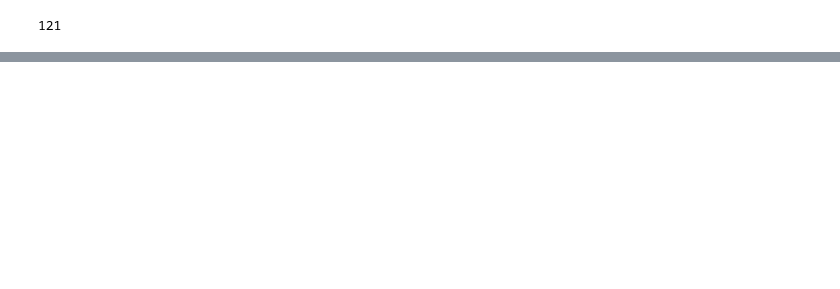
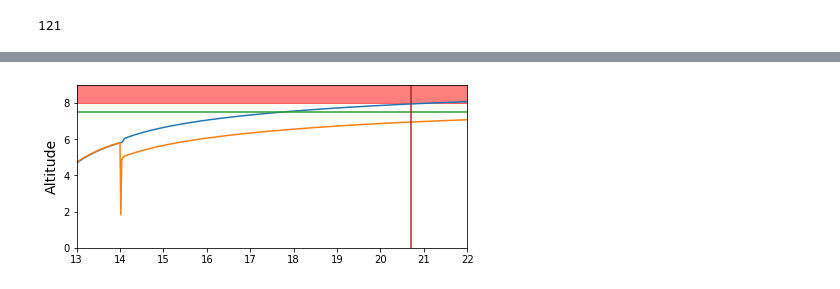
Before and after one commit to CPSEC/Emsoft, a Jupyter notebook: demo_new.ipynb, the cells around one changed output, grey strips where cells are left out. Cells and saved outputs as stored; diff of their text form; code cells hidden in the pictures; blank space fills up the shorter version.

```diff
--- a/demo_new.ipynb
+++ b/demo_new.ipynb
@@ -278,0 +334,4 @@ len(a.y_real_arr)
+# %%
+a = qd()
+print(a.sysc)
+a.ref = [2] * 601 + [7.5] * 600 + [2] * 300
@@ -278,0 +452,17 @@ len(a.y_real_arr)
+# %%
+fig, ax = plt.subplots(figsize=(7, 3))
+ax.set_ylim(0,9)
+ax.set_xlim(13,22)
+ax.plot(a.t_arr, a.y_real_arr,label='real')
+ax.plot(a.t_arr, measures,label='measure')
+ax.plot(a.t_arr, a.ref,label='ref')
+ax.axhspan(8, 9, color='r', alpha=0.5)
+ax.axvline((a.place+2+k)*a.Ts, color='brown',label='stable')
+ax.set_ylabel('Altitude', fontsize=14)
+# ax.legend()
+fig.show()
+fig.savefig('qd_unsafe_ref.pdf',bbox_inches='tight')
+# fig.savefig('qd_safe.pdf',bbox_inches='tight')
+# fig.savefig('vt_unsafe_thres.pdf',bbox_inches='tight')
+# %% [output]
+[figure, added]
```
Also changed, not shown: parts of 11 cells of this notebook, 1 other file.
